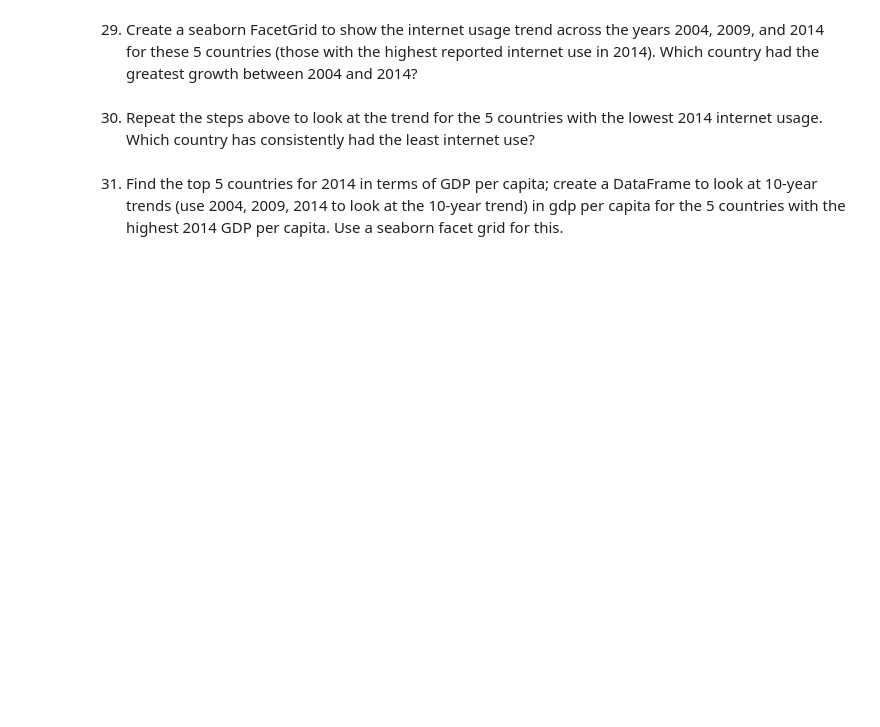
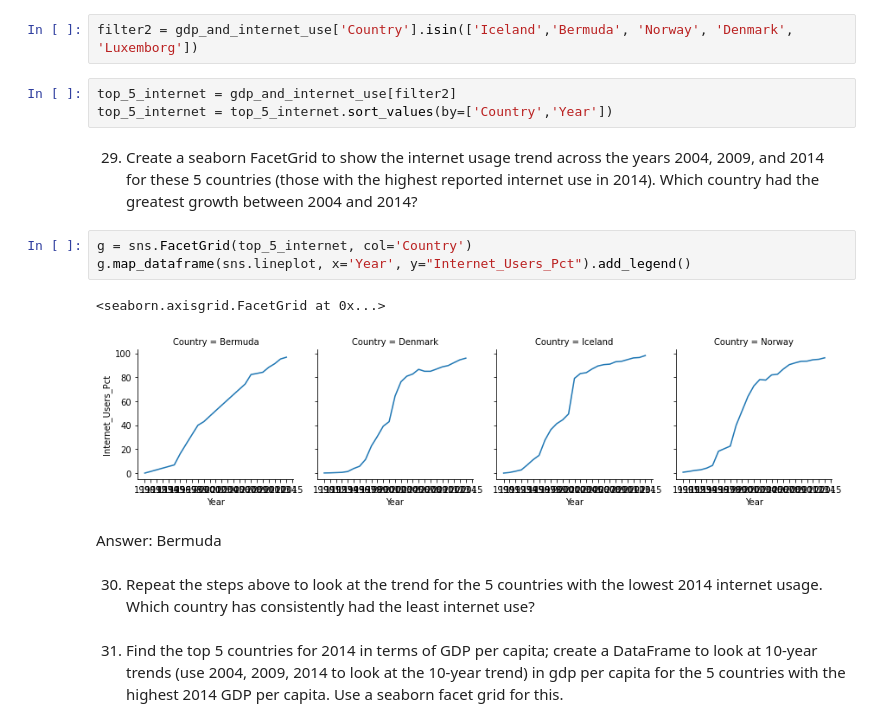
Before and after one commit to LJRollerII/GDP_and_Internet_Usage_Python, a Jupyter notebook: notebooks/UN_GDP_Internet.ipynb, the cells around one changed output. Drawn from its saved outputs; the diff is of its cells as text; blank space fills up the shorter version.

```diff
--- a/notebooks/UN_GDP_Internet.ipynb
+++ b/notebooks/UN_GDP_Internet.ipynb
@@ -258,8 +430,21 @@ c. 2014 Percent Using the Internet vs GDP Per Capita
 27. What are the top 5 countries in terms of internet use in 2014?
 # %% [markdown]
 28. Create a DataFrame called top_5_internet from the combined DataFrame that has all three years for the 5 countries that had the greatest 2014 internet usage. You should have 15 rows. Check that this is true.
+# %%
+filter2 = gdp_and_internet_use['Country'].isin(['Iceland','Bermuda', 'Norway', 'Denmark', 'Luxemborg'])
+# %%
+top_5_internet = gdp_and_internet_use[filter2]
+top_5_internet = top_5_internet.sort_values(by=['Country','Year'])
 # %% [markdown]
 29. Create a seaborn FacetGrid to show the internet usage trend across the years 2004, 2009, and 2014 for these 5 countries (those with the highest reported internet use in 2014). Which country had the greatest growth between 2004 and 2014?
+# %%
+g = sns.FacetGrid(top_5_internet, col='Country')
+g.map_dataframe(sns.lineplot, x='Year', y="Internet_Users_Pct").add_legend()
+# %% [output]
+<seaborn.axisgrid.FacetGrid at 0x...>
+[figure, added]
+# %% [markdown]
+Answer: Bermuda
 # %% [markdown]
 30. Repeat the steps above to look at the trend for the 5 countries with the lowest 2014 internet usage. Which country has consistently had the least internet use?
 # %% [markdown]
```
Also changed, not shown: parts of 23 cells of this notebook.
